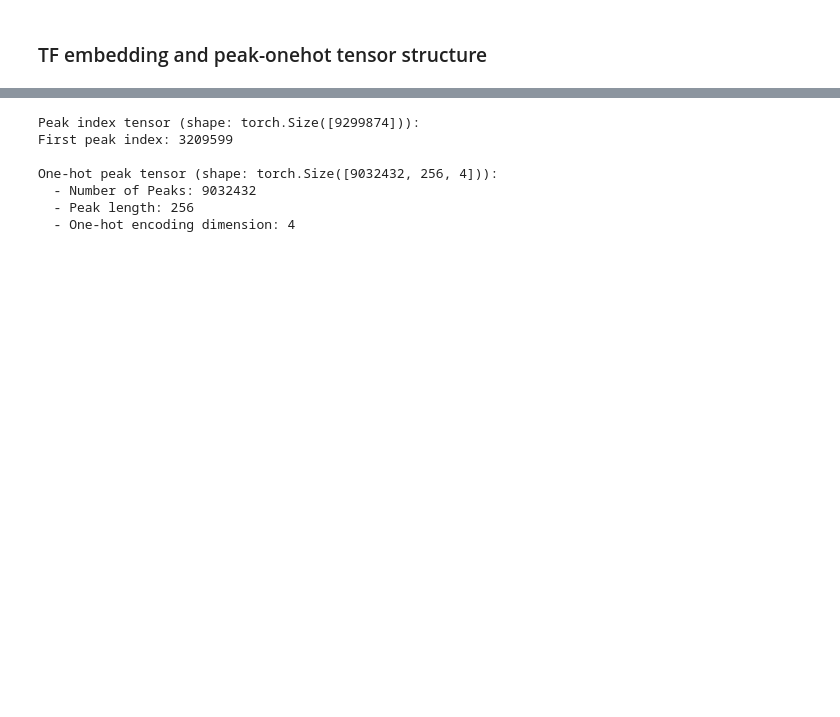
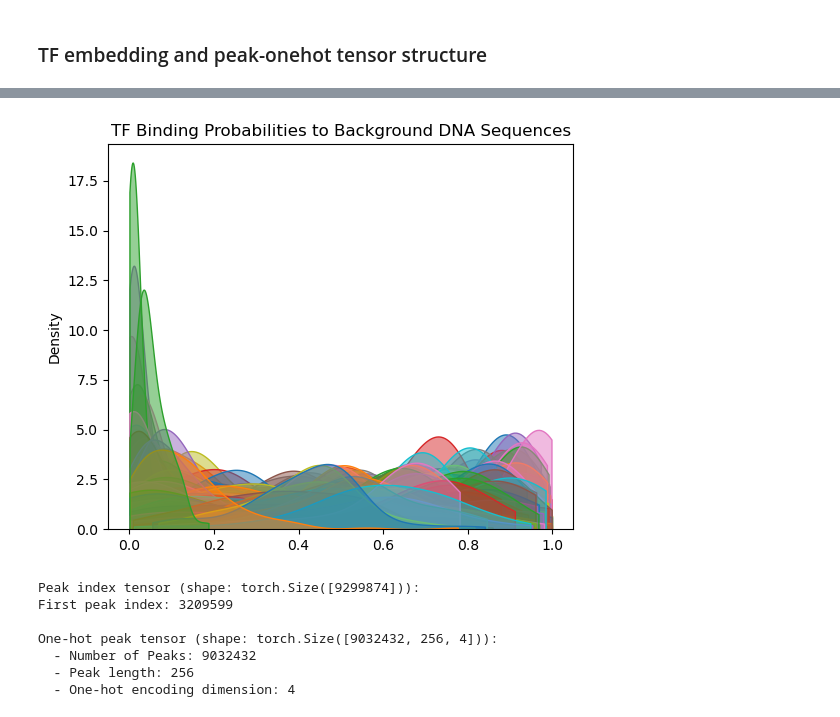
Before and after one commit to emoeller80281/Custom_GRN_Inference, a Jupyter notebook: TETHER/scripts/model_evaluation/explore_tf_dna_model_features.ipynb, the cells around one changed output, grey strips where cells are left out. Cells and saved outputs as stored; diff of their text form; code cells hidden in the pictures; blank space fills up the shorter version.

```diff
--- a/TETHER/scripts/model_evaluation/explore_tf_dna_model_features.ipynb
+++ b/TETHER/scripts/model_evaluation/explore_tf_dna_model_features.ipynb
@@ -499,0 +539,34 @@ TF padding mask for the first TF (shape: torch.Size([5588])):
+# %%
+tf_dna_model.eval()
+tf_dna_model.to(device)
+
+num_rand_seqs = 100
+
+# Generate random background DNA sequences and convert them to one-hot encoding
+random_dna = torch.tensor(
+    [utils.onehot_dna_sequence(generate_random_background_dna_sequence(mm10_bg)) for _ in range(num_rand_seqs)],
+    device=device,
+    dtype=dtype
+    )
+
+# Calculate each TF's binding probabilities to the random background DNA sequences
+tf_random_binding_probs = {}
+for tf_idx in range(tf_embeddings_tensor.shape[0]):
+    # Expand the TF embedding and mask tensors to match the number of random DNA sequences
+    tf_embedding = tf_embeddings_tensor[tf_idx].expand(num_rand_seqs, -1, -1).to(device=device, dtype=dtype)
+    tf_mask = tf_mask_tensor[tf_idx].expand(num_rand_seqs, -1).to(device=device, dtype=torch.bool)
+
+    with torch.no_grad():
+        output_logits = tf_dna_model(tf_embedding, tf_mask, random_dna)
+        output_probs = torch.sigmoid(output_logits)
+
+    tf_random_binding_probs[tf_idx] = (output_probs.detach().cpu().numpy(), random_dna.shape[0])
+
+print("\n\n--- Random Background DNA Binding Probabilities ---")
+tf_random_binding_df = pd.DataFrame({
+    "TF": [tf_idx_to_name[tf_idx] for tf_idx in tf_random_binding_probs.keys()],
+    "binding_mean": [probs.mean() for probs, _ in tf_random_binding_probs.values()],
+    "binding_std": [probs.std() for probs, _ in tf_random_binding_probs.values()],
+    "num_sequences": [dna_count for _, dna_count in tf_random_binding_probs.values()]
+})
+tf_random_binding_df
@@ -500,2 +588,13 @@ TF padding mask for the first TF (shape: torch.Size([5588])):
+# %%
+fig, axes = plt.subplots(nrows=1, ncols=1, figsize=(6, 5))
+for tf_idx in tf_random_binding_probs.keys():
+    probs, _ = tf_random_binding_probs[tf_idx]
+    sns.kdeplot(probs, ax=axes, fill=True, cut=0, label=tf_idx_to_name[tf_idx], alpha=0.5)
+
+plt.title("TF Binding Probabilities to Background DNA Sequences")
+
+plt.savefig(PROJECT_DIR / "new_plots" / "tf_dna_binding_evaluation" / "tf_random_dna_binding_kde.png", dpi=300, bbox_inches="tight")
+# %% [output]
+[figure, added]
 # %%
 import matplotlib.colors as mcolors
```
Also changed, not shown: parts of 18 cells of this notebook, 9 other files.
